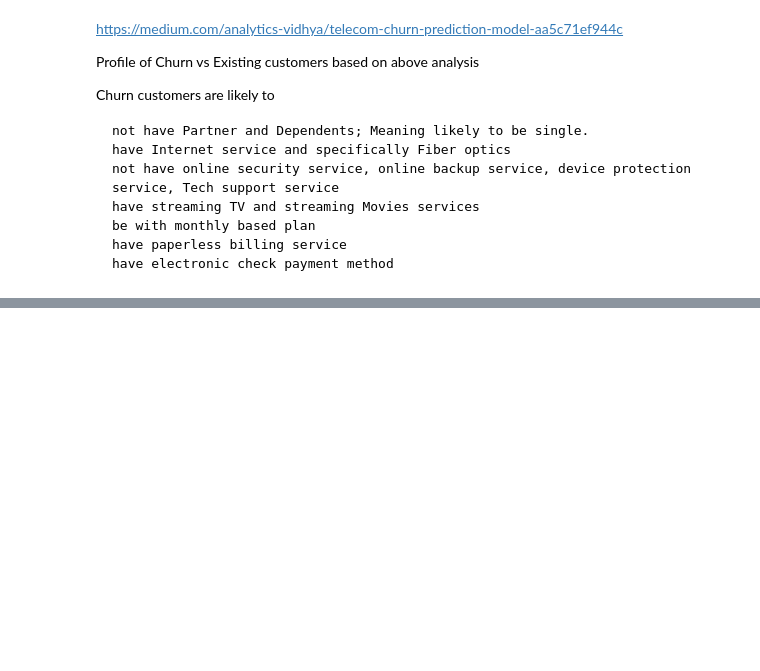
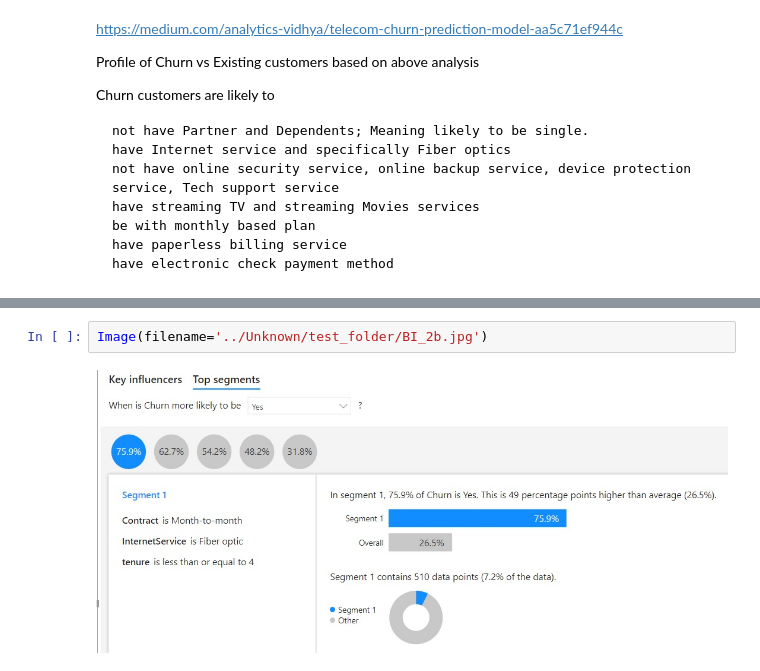
Before and after one commit to myscratchbooks/Python-and-R, a Jupyter notebook: Telco Churn EDA Analysis_in Python.ipynb, the cells around one changed output, grey strips where cells are left out. Saved outputs shown, nothing was run; the diff lists cells and outputs as text; blank space fills up the shorter version.

```diff
--- a/Telco Churn EDA Analysis_in Python.ipynb
+++ b/Telco Churn EDA Analysis_in Python.ipynb
@@ -699,0 +723,4 @@ Churn customers are likely to
+# %%
+Image(filename='../Unknown/test_folder/BI_2b.jpg')
+# %% [output]
+[figure, added]
```
Also changed, not shown: parts of 12 cells of this notebook.
